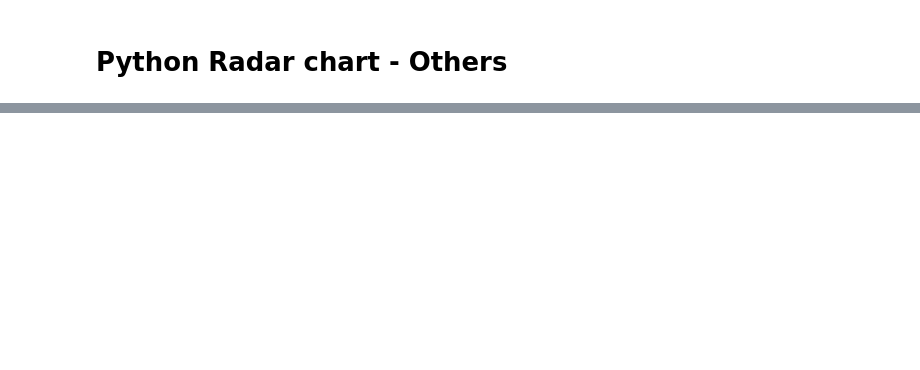
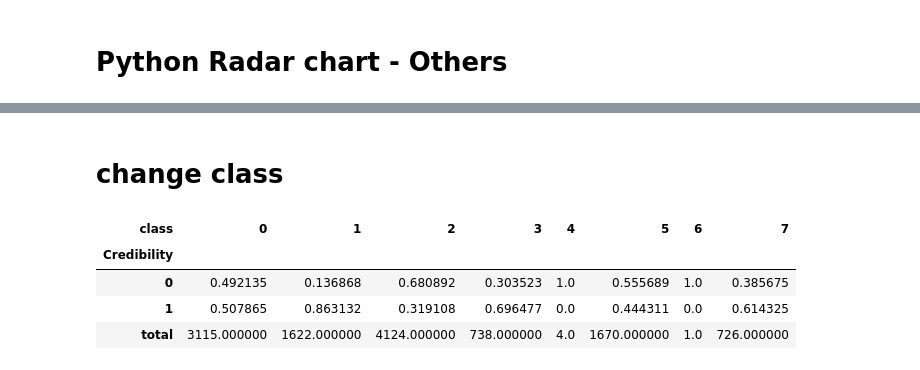
Before and after one commit to ftatp/Blog-Visualizer, a Jupyter notebook: Clustering_analysis/[Final]K-means_final_work_20181030.ipynb, the cells around one changed output, grey strips where cells are left out. Saved outputs shown, nothing was run; the diff lists cells and outputs as text; code cells hidden in the pictures; blank space fills up the shorter version.

```diff
--- a/Clustering_analysis/[Final]K-means_final_work_20181030.ipynb
+++ b/Clustering_analysis/[Final]K-means_final_work_20181030.ipynb
@@ -585,0 +582,11 @@ Text(0.5,1.15,'Python Radar chart - Others')
+# %% [markdown]
+# change class
+# %%
+# cluster number가 계속 바뀜 흠... <- 내일 얘기
+ct8
+# %% [output]
+| class | 0 | 1 | 2 | 3 | 4 | 5 | 6 | 7 |
+| Credibility |  |  |  |  |  |  |  |  |
+| 0 | 0.492135 | 0.136868 | 0.680892 | 0.303523 | 1.0 | 0.555689 | 1.0 | 0.385675 |
+| 1 | 0.507865 | 0.863132 | 0.319108 | 0.696477 | 0.0 | 0.444311 | 0.0 | 0.614325 |
+| total | 3115.000000 | 1622.000000 | 4124.000000 | 738.000000 | 4.0 | 1670.000000 | 1.0 | 726.000000 |
```
Also changed, not shown: parts of 17 cells of this notebook.
